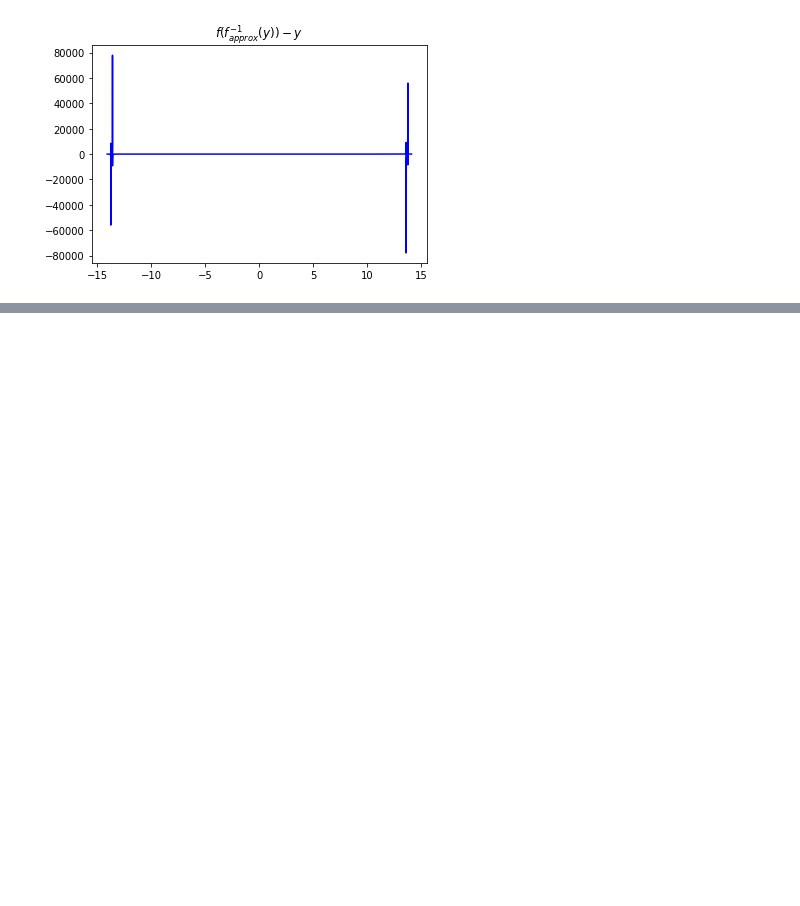
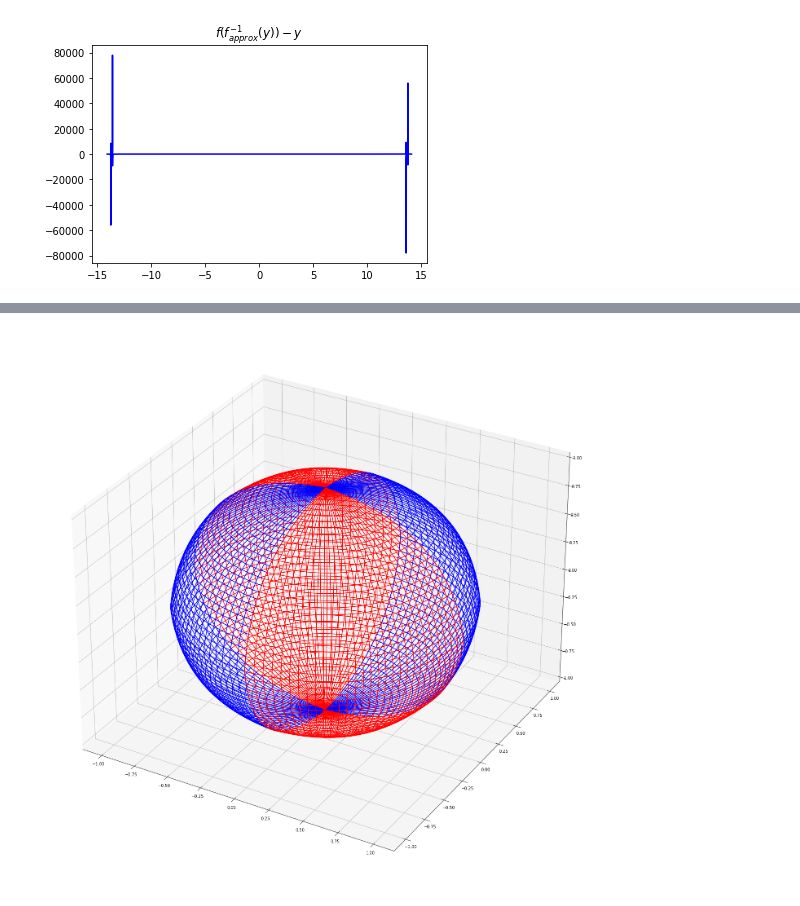
Before and after one commit to mds2/simple-polynomial-function-approximation, a Jupyter notebook: poly approx.ipynb, the cells around one changed output, grey strips where cells are left out. Cells and saved outputs as stored; diff of their text form; code cells hidden in the pictures; blank space fills up the shorter version.

```diff
--- a/poly approx.ipynb
+++ b/poly approx.ipynb
@@ -912,0 +938,31 @@ f(f_inv(y)) round trip mse is 279470.68389871035
+# %%
+
+plt.rcParams['figure.figsize'] = [25,25]
+
+xF = lambda u,v: u*(1.822194503355188 + u*-0.822194503355188) * (1.0 + v*(-0.177805496644792 + v*-0.822194503355208))
+yF = lambda u,v: (1.0 + u*(-0.177805496644792 + u*-0.822194503355208)) *  (1.0 + v*(-0.177805496644792 + v*-0.822194503355208))
+zF = lambda u,v: v*(1.822194503355188 + v*-0.822194503355188)
+
+u = np.linspace(0.0, 1.0, 30)
+v = np.linspace(0.0, 1.0, 30)
+
+U, V = np.meshgrid(u, v)
+
+X = xF(U, V)
+Y = yF(U, V)
+Z = zF(U, V)
+
+fig = plt.figure()
+ax = plt.axes(projection="3d")
+ax.plot_wireframe(X, Y, Z, color='blue')
+ax.plot_wireframe(X, -Y, Z, color='red')
+ax.plot_wireframe(-X, Y, Z, color='red')
+ax.plot_wireframe(-X, -Y, Z, color='blue')
+ax.plot_wireframe(X, Y, -Z, color='blue')
+ax.plot_wireframe(X, -Y, -Z, color='red')
+ax.plot_wireframe(-X, Y, -Z, color='red')
+ax.plot_wireframe(-X, -Y, -Z, color='blue')
+
+plt.show()
+# %% [output]
+[figure, added]
```
Also changed, not shown: parts of 3 cells of this notebook, 1 other file.
